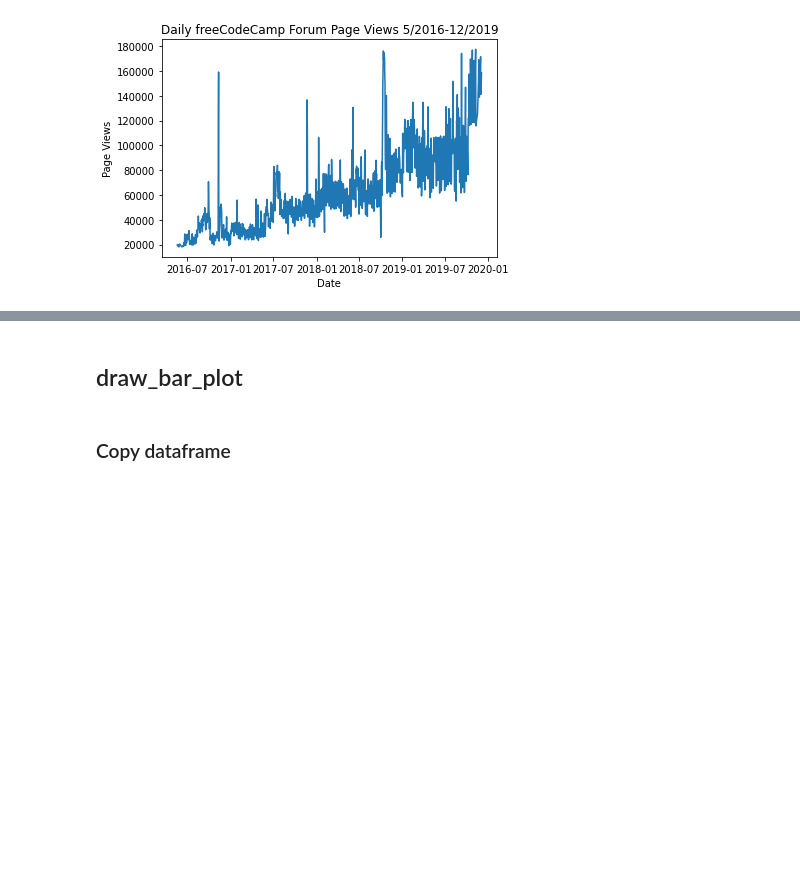
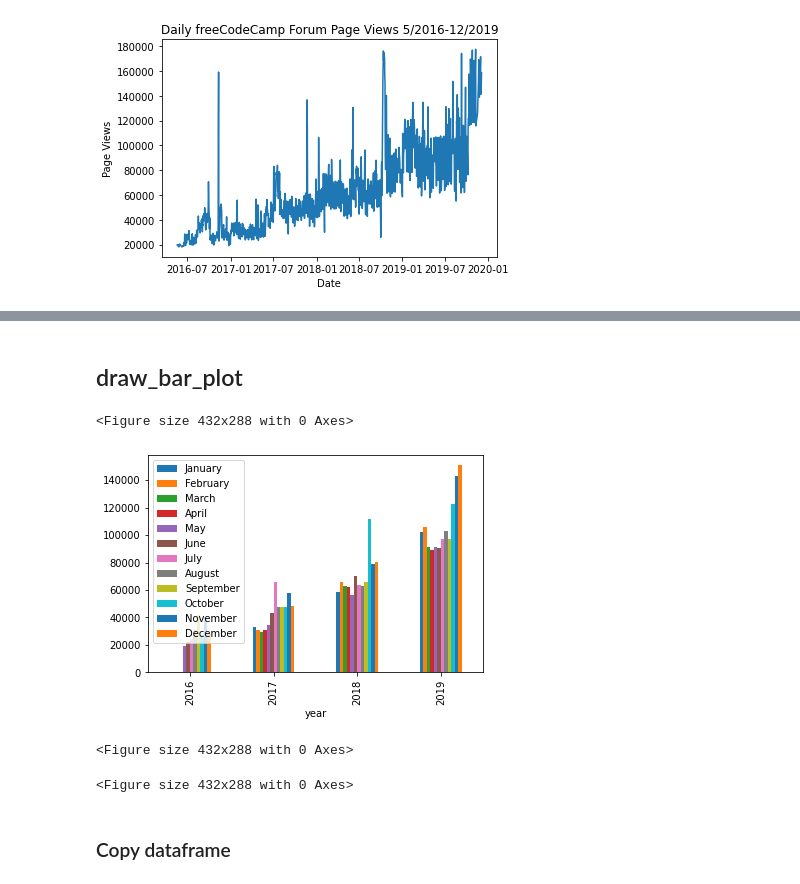
Before and after one commit to Hector-N/FCC-Data-Analysis-with-Python-Certification, a Jupyter notebook: page_view_time_series_visualizer/time_series_visualizer.ipynb, the cells around one changed output, grey strips where cells are left out. Saved outputs shown, nothing was run; the diff lists cells and outputs as text; code cells hidden in the pictures; blank space fills up the shorter version.

Commit message:
Transform data for bar plot, rotate

```diff
--- a/page_view_time_series_visualizer/time_series_visualizer.ipynb
+++ b/page_view_time_series_visualizer/time_series_visualizer.ipynb
@@ -122,5 +112,5 @@ fi.axes[0].get_title()
-# %% [markdown]
-## draw_bar_plot
+# %% [markdown]
+## draw_bar_plot
 # %%
 # show average daily page views for each month grouped by year
 # legend should show month labels and have a title of "Months"
@@ -130,19 +120,36 @@ fi.axes[0].get_title()
 def draw_bar_plot():
     # Copy and modify data for monthly bar plot
     df_bar = views_cleaned.copy()
+    df_bar['year'] = df_bar.index.year
+    df_bar['month'] = df_bar.index.month_name()
+    df_bar['month_index'] = df_bar.index.month
+    month_gr = df_bar.groupby('month')
+    months_indexes = month_gr.nth(0)
+    months_indexes['combo'] = tuple(zip(months_indexes.index, months_indexes.month_index))
+    month_tuples = list(months_indexes.combo)
+    months_ordered = sorted(month_tuples, key=lambda x: x[1])
+    months_ordered = [month for month, index in months_ordered]
+    month_type = pd.api.types.CategoricalDtype(categories=months_ordered, ordered=True)
+    df_bar['month'] = df_bar.month.astype(month_type)
+
+    df_bar.drop(columns='month_index', inplace=True)
+    df_bar_gr = df_bar.groupby(['year', 'month'])
+
+    mean = df_bar_gr.mean().sort_index()
+    mean.stack().unstack(level='month')
+
+    x = mean.stack().unstack(level='month')
 
     # Draw bar plot
+    fig = plt.figure()
+
 
 #     plt.title()
-    plt.legend()
+#     plt.legend()
     plt.xlabel('Years')
     plt.ylabel('Average Page Views')
 
-
-
-
-
-
+    x.plot(kind='bar')
 
     # Save image and return fig (don't change this part)
     fig.savefig('bar_plot.png')
@@ -150,3 +210,10 @@ def draw_bar_plot():
+# %%
+draw_bar_plot()
+# %% [output]
+<Figure size 432x288 with 0 Axes>
+[figure, added]
+<Figure size 432x288 with 0 Axes>
+<Figure size 432x288 with 0 Axes>
 # %% [markdown]
 ### Copy dataframe
 # %%
```
Also changed, not shown: parts of 32 cells of this notebook, 1 other file.
